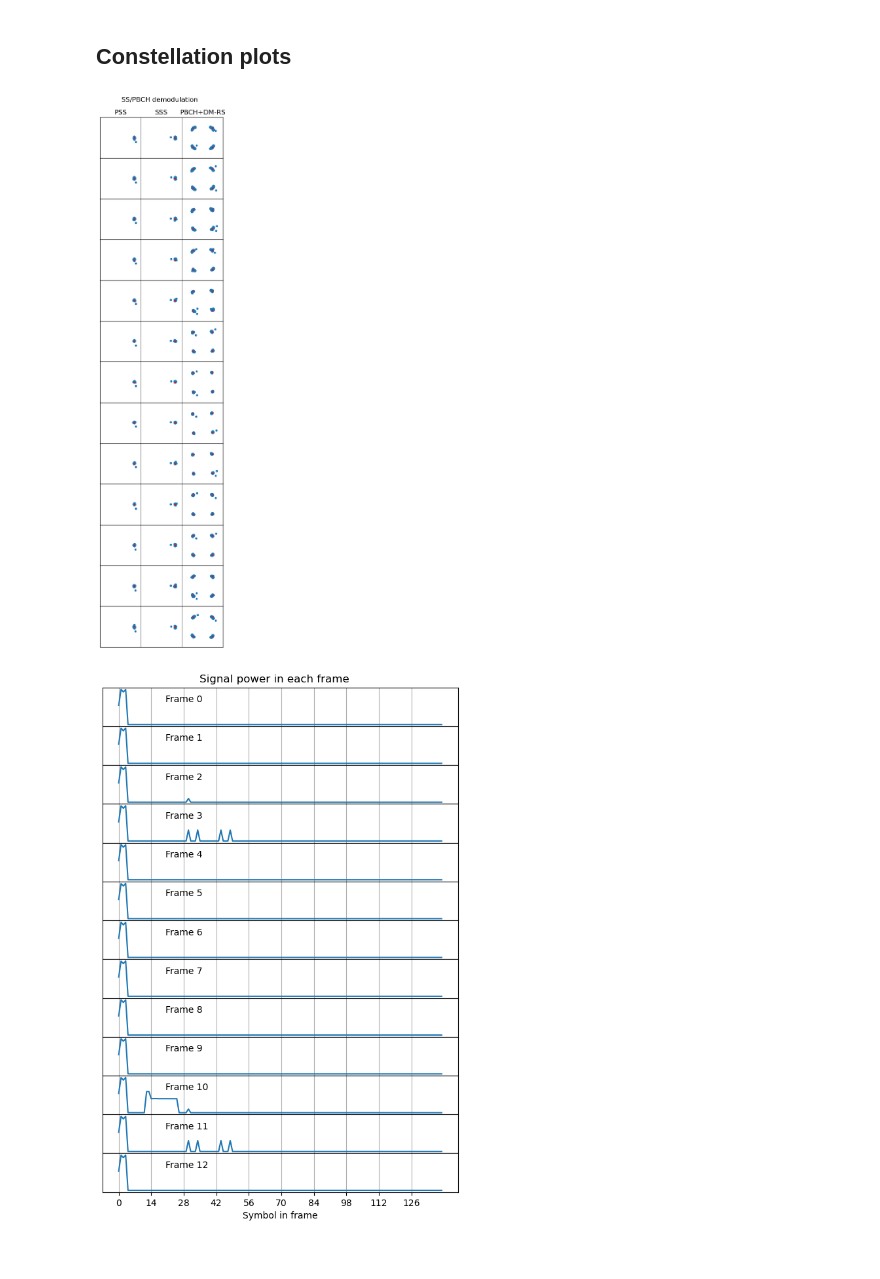
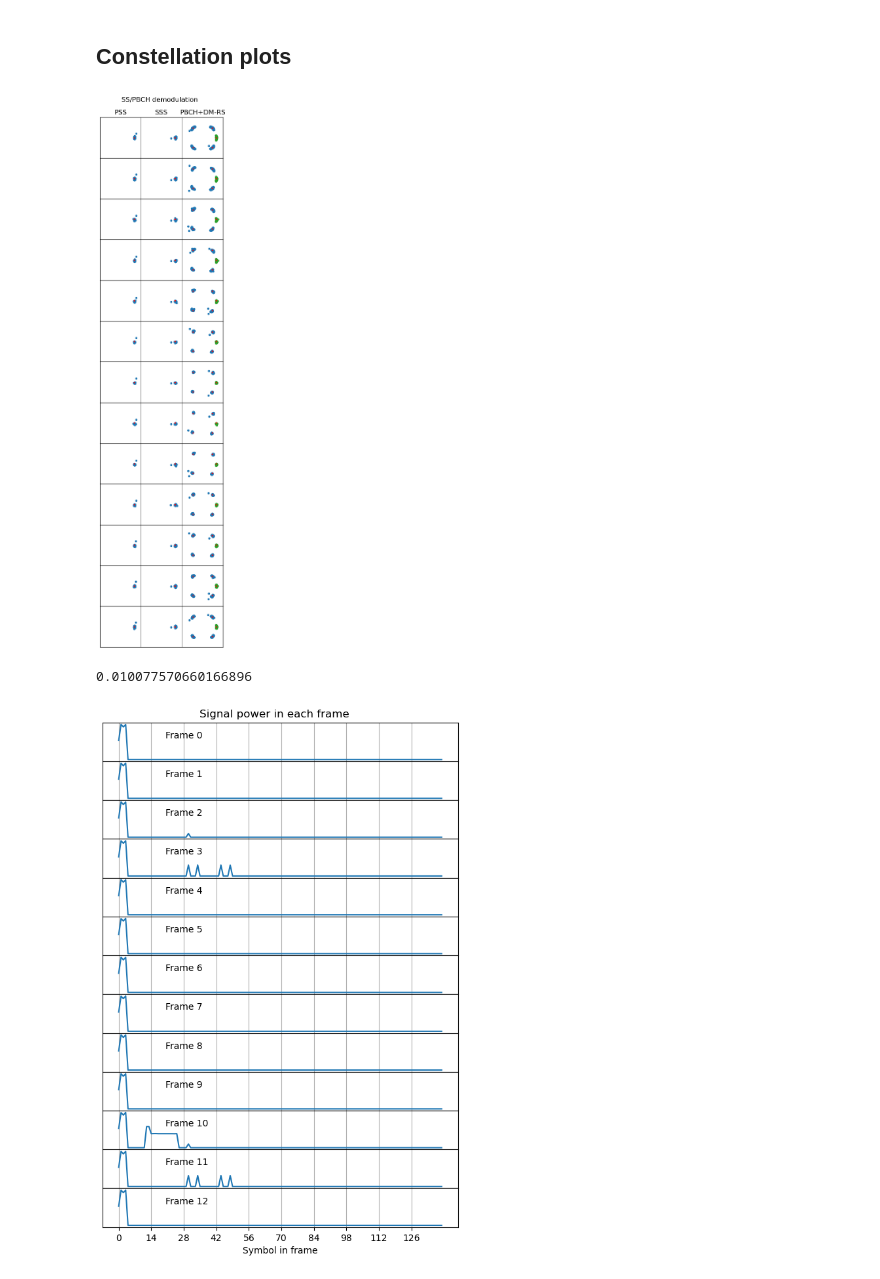
Before and after one commit to daniestevez/jupyter_notebooks, a Jupyter notebook: 5G/5G NR downlink.ipynb, the cells around one changed output. Saved outputs shown, nothing was run; the diff lists cells and outputs as text; code cells hidden in the pictures.

```diff
--- a/5G/5G NR downlink.ipynb
+++ b/5G/5G NR downlink.ipynb
@@ -122,7 +119,7 @@ fig, axs = plt.subplots(3, 1, sharex=True, sharey=True)
 for nid2 in range(3):
     pss_re = np.zeros(Tu, 'complex')
     pss_re[pss_sc_sel] = pss_sequence(nid2)
-    pss_sym = np.fft.fft(np.fft.fftshift(pss_re)) * np.exp(1j*2*np.pi*np.arange(Tu)*dc_shift/fs)
+    pss_sym = np.fft.ifft(np.fft.fftshift(pss_re))
     pss_corr = np.zeros(round(fs * 1e-3), 'complex')
     corr_start = round(8.75e-3 * fs)
     for j in range(pss_corr.size):
@@ -154,9 +151,11 @@ def sss_sequence(nid1, nid2, only_x1=False, no_x1=False):
     return ((1 - 2 * x0[(np.arange(127) + m0) % 127].astype('float')) *
             (1 - 2 * x1[(np.arange(127) + m1) % 127].astype('float')))
 # %%
-f = np.fft.fftshift(np.fft.ifft(x[a0+2*(Ncp + Tu):][:Tu] * np.exp(-1j*2*np.pi*np.arange(Tu)*dc_shift/fs)))
+f = np.fft.fftshift(np.fft.fft(x[a0+2*(Ncp + Tu):][:Tu]))
+# correct for the 5G NR upconversion discontinuity
+f *= np.exp(1j*2*np.pi*(((a0+2*(Ncp + Tu))*f_dc/fs) % 1))
 # correct for the fact that we're starting the demodulation at the middle of the cyclic prefix
-f *= np.exp(-1j*2*np.pi*np.fft.fftshift(np.fft.fftfreq(Tu))*Ncp/2)
+f *= np.exp(1j*2*np.pi*np.fft.fftshift(np.fft.fftfreq(Tu))*Ncp/2)
 sss_sym_demod = f[pss_sc_sel]
 # %%
 plt.figure(figsize=(3.5, 3.5))
@@ -200,50 +214,66 @@ for j in range(Nsymbols):
     off_err = (off - a0) * sfo
     off_err_int = round(off_err)
     off_err_frac = off_err - off_err_int
-    off += off_err_int
-    f = np.fft.fftshift(np.fft.ifft(x[off:off+Tu] * np.exp(-1j*2*np.pi*np.arange(Tu)*dc_shift/fs)))
+    off_corr = off + off_err_int
+    f = np.fft.fftshift(np.fft.fft(x[off_corr:off_corr+Tu]))
+    # correct for the 5G NR upconversion discontinuity
+    f *= np.exp(1j*2*np.pi*((off*f_dc/fs) % 1))
     # correct for the fact that we're starting the demodulation at the middle of the cyclic prefix
-    f *= np.exp(-1j*2*np.pi*np.fft.fftshift(np.fft.fftfreq(Tu))*Ncp/2)
+    f *= np.exp(1j*2*np.pi*np.fft.fftshift(np.fft.fftfreq(Tu))*Ncp/2)
     # correct for fractional STO
-    f *= np.exp(-1j*2*np.pi*np.fft.fftshift(np.fft.fftfreq(Tu))*off_err_frac)
+    f *= np.exp(1j*2*np.pi*np.fft.fftshift(np.fft.fftfreq(Tu))*off_err_frac)
     symbols[j] = f
 # %% [markdown]
 ## Constellation plots
+# %%
+issb = 0
+pbch_dmrs_seq = c_seq(2**11*(issb+1)*(NcellID//4 + 1) + 2**6*(issb+1) + (NcellID % 4), 288)
+pbch_dmrs_seq = 1/np.sqrt(2) * ((1 - 2*pbch_dmrs_seq[::2].astype('float'))
+                                + 1j * (1 - 2*pbch_dmrs_seq[1::2].astype('float')))
 # %%
 Nssblocks = Nsymbols // 140
 plot_width = 4
 fig, axs = plt.subplots(Nssblocks, 3, figsize=(plot_width, plot_width*Nssblocks/3))
 for j in range(Nssblocks):
     s0 = j * 140
     pss = symbols[s0, pss_sc_sel] * pss_sequence(NID2)
     sss = symbols[s0 + 2, pss_sc_sel] * sss_sequence(NID1, NID2)
     pbch = np.concatenate([
-        symbols[s0 + 1, Tu//2-120+ssblock_center:Tu//2+120+ssblock_center],
-        symbols[s0 + 2, Tu//2-120+ssblock_center:Tu//2-120+48+ssblock_center],
-        symbols[s0 + 2, Tu//2-120+192+ssblock_center:Tu//2+120+ssblock_center],
-        symbols[s0 + 3, Tu//2-120+ssblock_center:Tu//2+120+ssblock_center],
+        symbols[s0 + 1, Tu//2-120:Tu//2+120],
+        symbols[s0 + 2, Tu//2-120:Tu//2-120+48],
+        symbols[s0 + 2, Tu//2-120+192:Tu//2+120],
+        symbols[s0 + 3, Tu//2-120:Tu//2+120],
     ])
+    pbch_dmrs = pbch[NcellID % 4::4]
+    pbch_dmrs_wipe = pbch_dmrs * np.conjugate(pbch_dmrs_seq)
     axs[j, 0].plot(pss.real, pss.imag, '.')
     axs[j, 1].plot(sss.real, sss.imag, '.')
     axs[j, 2].plot(pbch.real, pbch.imag, '.')
+    axs[j, 2].plot(pbch_dmrs_wipe.real, pbch_dmrs_wipe.imag, '.', color='C2')
     for k in range(2):
         axs[j, k].plot([1], [0], '.', color='red', markersize=3)
     axs[j, 2].plot(np.array([1, 1, -1, -1])/np.sqrt(2),
                    np.array([1, -1, 1, -1])/np.sqrt(2),
                    '.', color='red', markersize=3)
+    axs[j, 2].plot([1], [0], '.', color='red', markersize=3)
 for ax in axs.ravel():
     ax.axis('equal')
     ax.set_xlim(-1.5, 1.5)
     ax.set_ylim(-1.5, 1.5)
     ax.set_xticks([])
     ax.set_yticks([])
 plt.subplots_adjust(hspace=0, wspace=0)
 plt.suptitle('SS/PBCH demodulation', y=0.91)
 axs[0, 0].set_title('PSS');
 axs[0, 1].set_title('SSS');
 axs[0, 2].set_title('PBCH+DM-RS');
 # %% [output]
-[figure, old version]
+[figure, new version]
+# %%
+(np.angle(np.average(symbols[(Nssblocks-1)*140, pss_sc_sel] * pss_sequence(NID2)))
+ - np.angle(np.average(symbols[0, pss_sc_sel] * pss_sequence(NID2)))) / (2*np.pi*10e-3*Nssblocks)
+# %% [output]
+0.010077570660166896
 # %%
 pwr_frame = np.sum(np.abs(symbols**2), axis=1)[:Nsymbols//140*140].reshape(-1, 140)
 fig, axs = plt.subplots(13, figsize=(7, 10), sharex=True, sharey=True)
```
Also changed, not shown: parts of 22 cells of this notebook.
